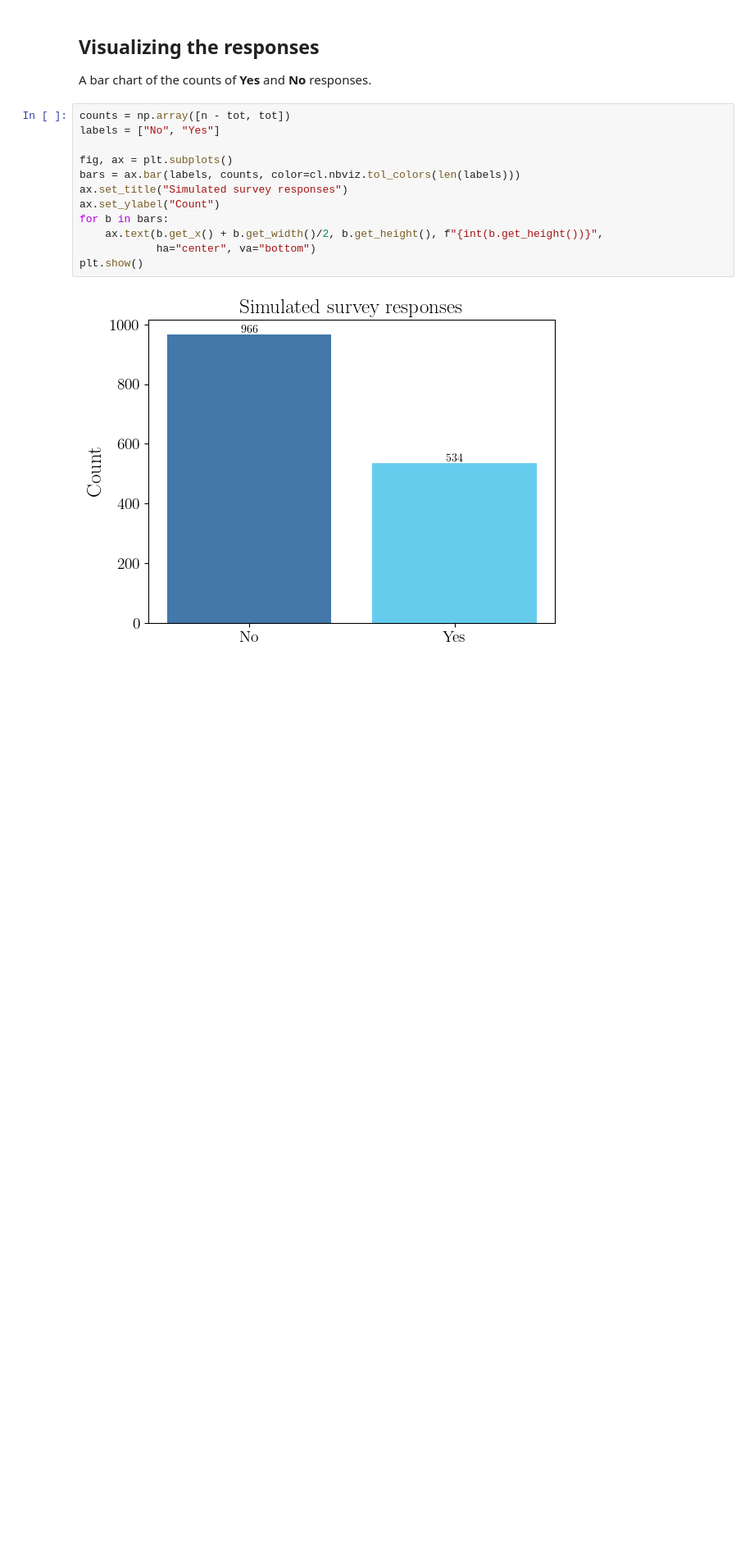
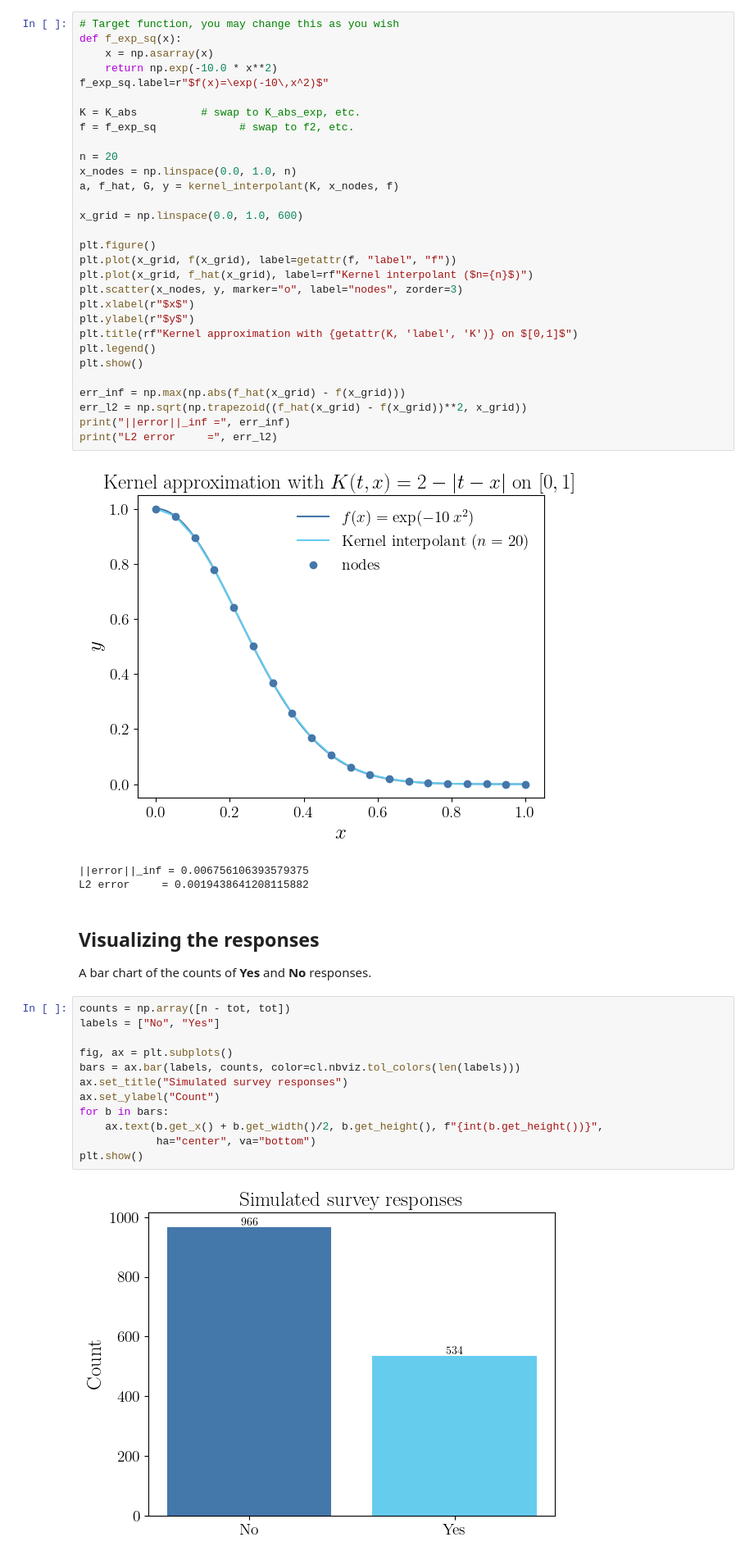
Before and after one commit to fjhickernell/MATH563Spring2026, a Jupyter notebook: classlib/classlib/notebooks/Bayesian_quadrature.ipynb, the cells around one changed output. Shown at 82% size. Drawn from its saved outputs; the diff is of its cells as text; blank space fills up the shorter version.

```diff
--- a/classlib/classlib/notebooks/Bayesian_quadrature.ipynb
+++ b/classlib/classlib/notebooks/Bayesian_quadrature.ipynb
@@ -60,3 +151,37 @@ For 1500 people we have 534 of them approving for an estimated approval rating o
+# %%
+# Target function, you may change this as you wish
+def f_exp_sq(x):
+    x = np.asarray(x)
+    return np.exp(-10.0 * x**2)
+f_exp_sq.label=r"$f(x)=\exp(-10\,x^2)$"
+
+K = K_abs          # swap to K_abs_exp, etc.
+f = f_exp_sq             # swap to f2, etc.
+
+n = 20
+x_nodes = np.linspace(0.0, 1.0, n)
+a, f_hat, G, y = kernel_interpolant(K, x_nodes, f)
+
+x_grid = np.linspace(0.0, 1.0, 600)
+
+plt.figure()
+plt.plot(x_grid, f(x_grid), label=getattr(f, "label", "f"))
+plt.plot(x_grid, f_hat(x_grid), label=rf"Kernel interpolant ($n={n}$)")
+plt.scatter(x_nodes, y, marker="o", label="nodes", zorder=3)
+plt.xlabel(r"$x$")
+plt.ylabel(r"$y$")
+plt.title(rf"Kernel approximation with {getattr(K, 'label', 'K')} on $[0,1]$")
+plt.legend()
+plt.show()
+
+err_inf = np.max(np.abs(f_hat(x_grid) - f(x_grid)))
+err_l2 = np.sqrt(np.trapezoid((f_hat(x_grid) - f(x_grid))**2, x_grid))
+print("||error||_inf =", err_inf)
+print("L2 error     =", err_l2)
+# %% [output]
+[figure, added]
+||error||_inf = 0.006756106393579375
+L2 error     = 0.0019438641208115882
 # %% [markdown]
 ## Visualizing the responses
 
```
Also changed, not shown: parts of 8 cells of this notebook, 4 other files.
